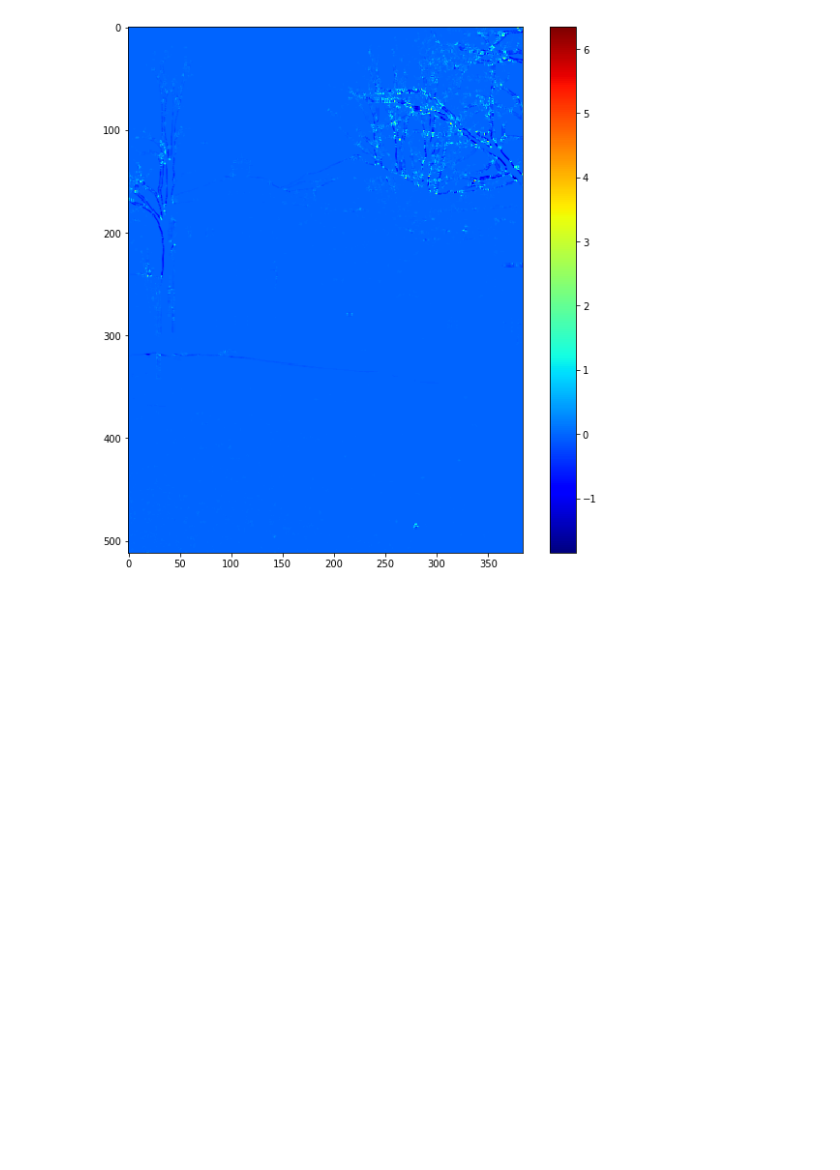
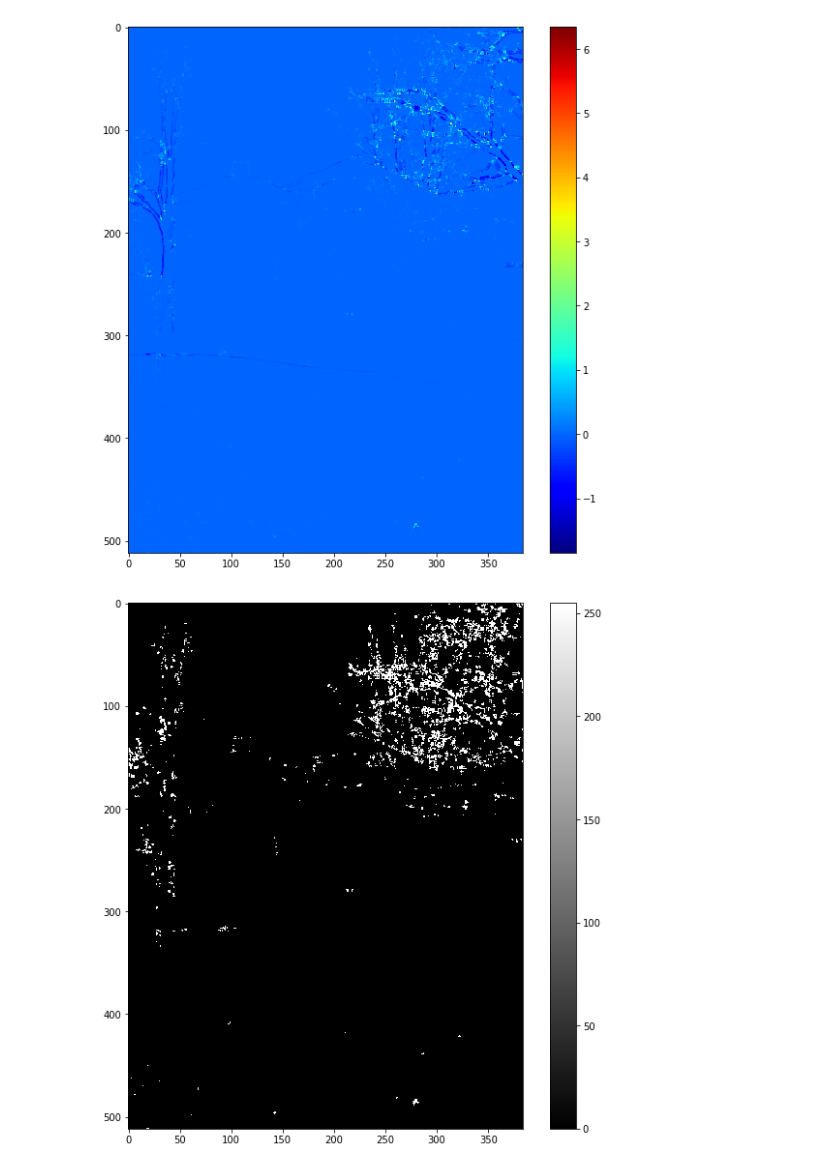
Before and after one commit to SSARCandy/panoramas-image-stitching, a Jupyter notebook: src/notebook2.ipynb, the cells around one changed output. Drawn from its saved outputs; the diff is of its cells as text; code cells hidden in the pictures; blank space fills up the shorter version.

```diff
--- a/src/notebook2.ipynb
+++ b/src/notebook2.ipynb
@@ -16,3 +17,30 @@ plt.colorbar()
 plt.show()
 # %% [output]
 [figure]
+# %%
+def extract_description(img, corner_response, threshold=0.01):
+    gray = cv2.cvtColor(img, cv2.COLOR_BGR2GRAY)
+    corner_neibor = np.zeros(shape=gray.shape, dtype=np.uint8)
+    features = np.zeros(shape=gray.shape, dtype=np.uint8)
+    features[corner_response > threshold*corner_response.max()] = 255
+
+    #plt.figure(figsize=(10,10))
+    #plt.imshow(features, cmap='gray')
+    #plt.colorbar()
+    #plt.show()
+
+    feature_descriptions = np.array([[0,0,0,0,0,0,0,0,0]])
+
+    height, width, _ = img.shape
+    for y in range(1, height-1):
+        for x in range(1, width-1):
+            if features[y][x] == 255:
+                desc = gray[y-1:y+2, x-1:x+2]
+                corner_neibor[y-1:y+2, x-1:x+2] = desc
+                feature_descriptions = np.append(feature_descriptions, [desc.flatten()], axis=0)
+
+    return feature_descriptions[1:], corner_neibor
+# %%
+descs, n = extract_description(img_list[0], cm)
+# %% [output]
+[figure, added]
```
Also changed, not shown: parts of 7 cells of this notebook, 3 other files.
